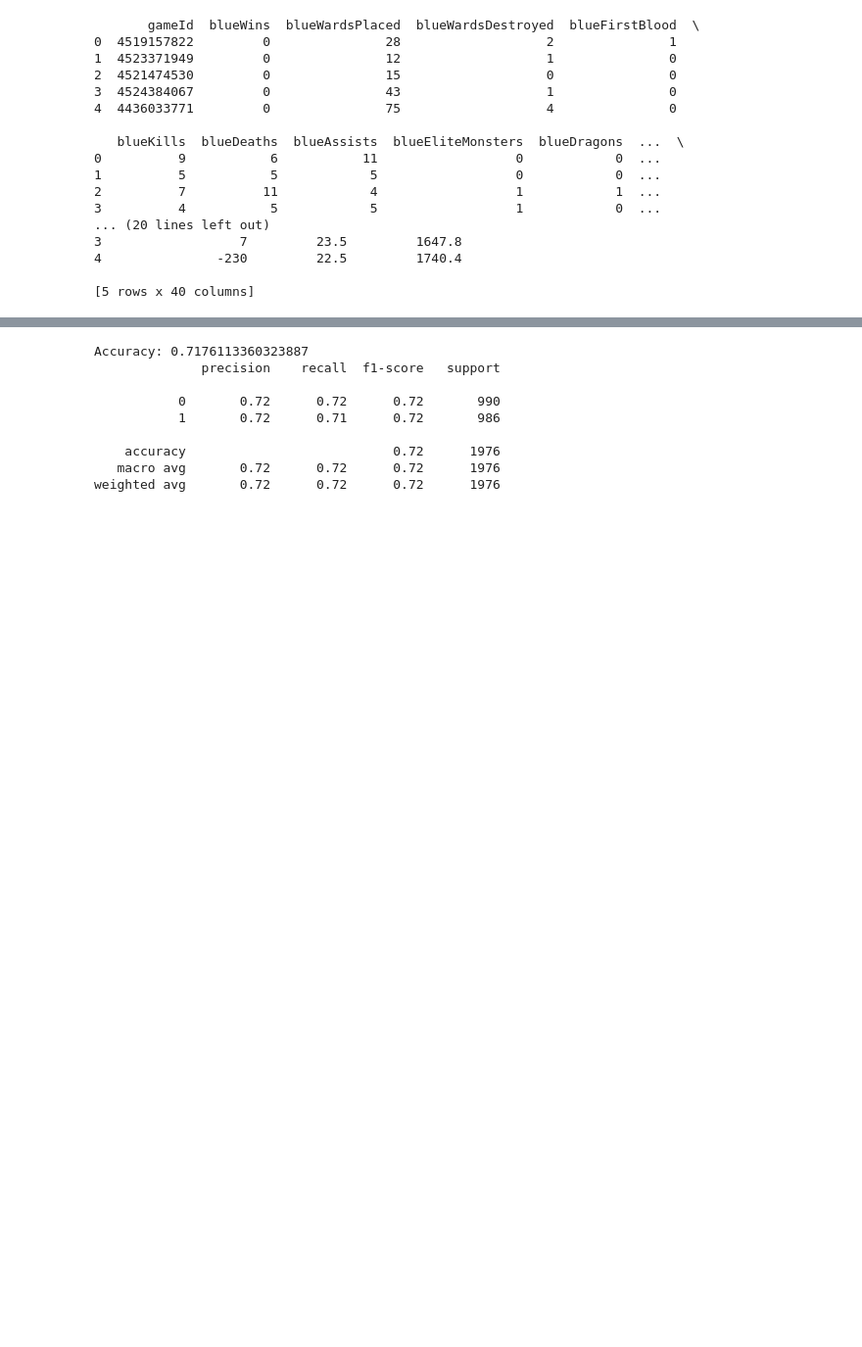
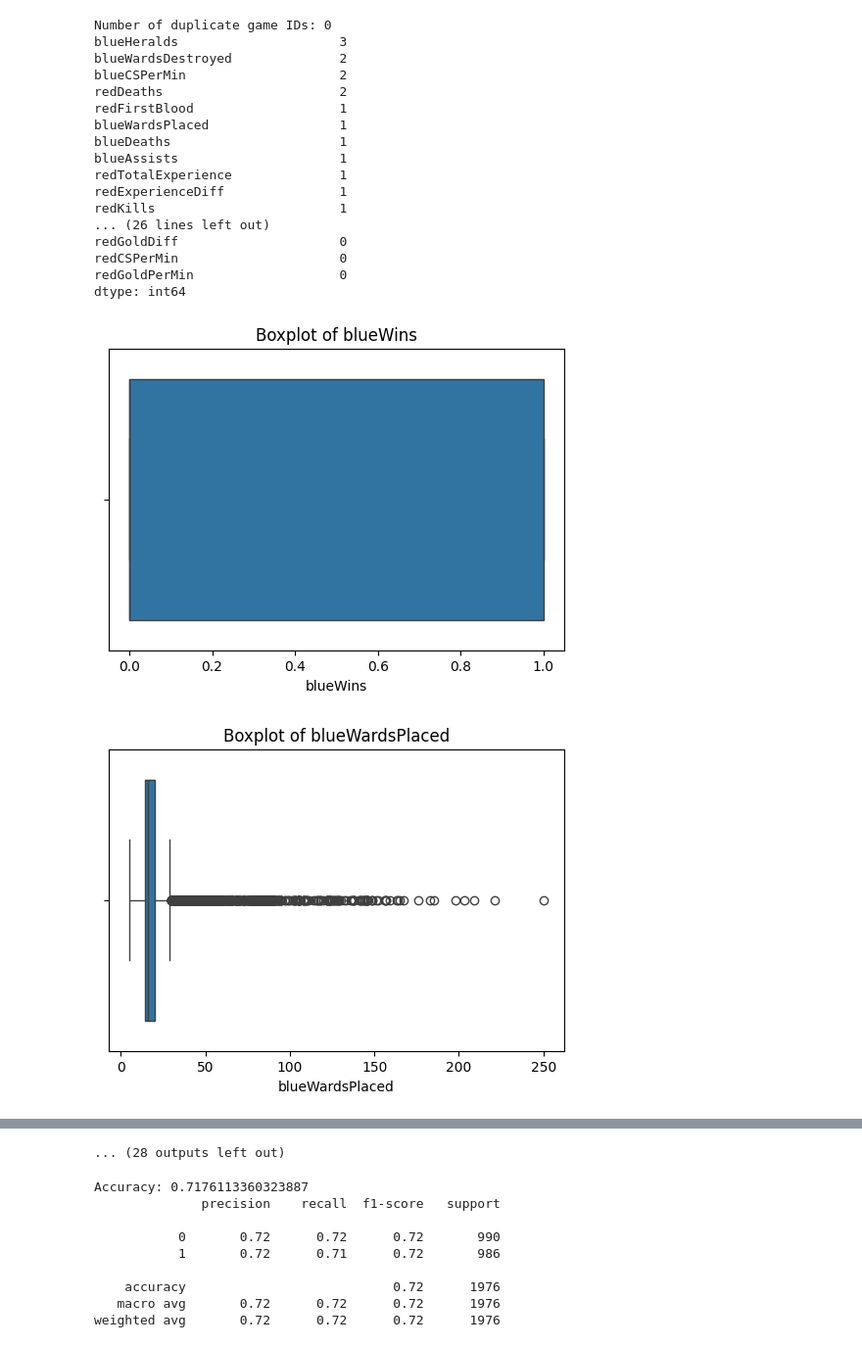
Before and after one commit to CodeBySemV/MSc_Scientific_Programming_Classification, a Jupyter notebook: scientificprogramming.ipynb, the cells around one changed output, grey strips where cells are left out. Shown: that part at 98% size. Cells and saved outputs as stored; diff of their text form; code cells hidden in the pictures; blank space fills up the shorter version.

```diff
--- a/scientificprogramming.ipynb
+++ b/scientificprogramming.ipynb
@@ -12,22 +17,45 @@ import matplotlib.pyplot as plt
 # %%
 #Load the videogame data excell file
-data = pd.read_csv("Videogamedata.csv")
-print(data.head())
+data = pd.read_csv("Videogamedata_dirty.csv", sep = ";")
+
+#Clean data version
+cleandata = pd.read_csv("Videogamedata.csv")
+
+#Check for any dupliate gameId values
+num_dupes = data['gameId'].duplicated().sum()
+print("Number of duplicate game IDs:", num_dupes)
+
+#Check for missing values
+print(data.isnull().sum().sort_values(ascending=False))
+
+#Visualize distributions of numeric columns using boxplots
+numeric_cols = [col for col in data.select_dtypes(include=['number']).columns
+                if col != 'gameId']  # exclude gameID
+
+for col in numeric_cols:
+    plt.figure(figsize=(6, 4))
+    sns.boxplot(x=data[col])
+    plt.title(f"Boxplot of {col}")
+    plt.show()
+
+###TODO: Handle outliers and then handle missing values
 # %% [output]
-       gameId  blueWins  blueWardsPlaced  blueWardsDestroyed  blueFirstBlood  \
-0  4519157822         0               28                   2               1
-1  4523371949         0               12                   1               0
-2  4521474530         0               15                   0               0
-3  4524384067         0               43                   1               0
-4  4436033771         0               75                   4               0
-
-   blueKills  blueDeaths  blueAssists  blueEliteMonsters  blueDragons  ...  \
-0          9           6           11                  0            0  ...
-1          5           5            5                  0            0  ...
-2          7          11            4                  1            1  ...
-3          4           5            5                  1            0  ...
-... (20 lines left out)
-3                  7         23.5         1647.8
-4               -230         22.5         1740.4
-
-[5 rows x 40 columns]
+Number of duplicate game IDs: 0
+blueHeralds                     3
+blueWardsDestroyed              2
+blueCSPerMin                    2
+redDeaths                       2
+redFirstBlood                   1
+blueWardsPlaced                 1
+blueDeaths                      1
+blueAssists                     1
+redTotalExperience              1
+redExperienceDiff               1
+redKills                        1
+... (26 lines left out)
+redGoldDiff                     0
+redCSPerMin                     0
+redGoldPerMin                   0
+dtype: int64
+[figure, added]
+[figure, added]
@@ -34,3 +71,4 @@ print(data.head())
+... (28 outputs left out)
 # %%
 #Split into features and target
 X = data.drop(columns=['blueWins'])        # explanatory variables
```
Also changed, not shown: parts of 4 cells of this notebook, 2 other files.
